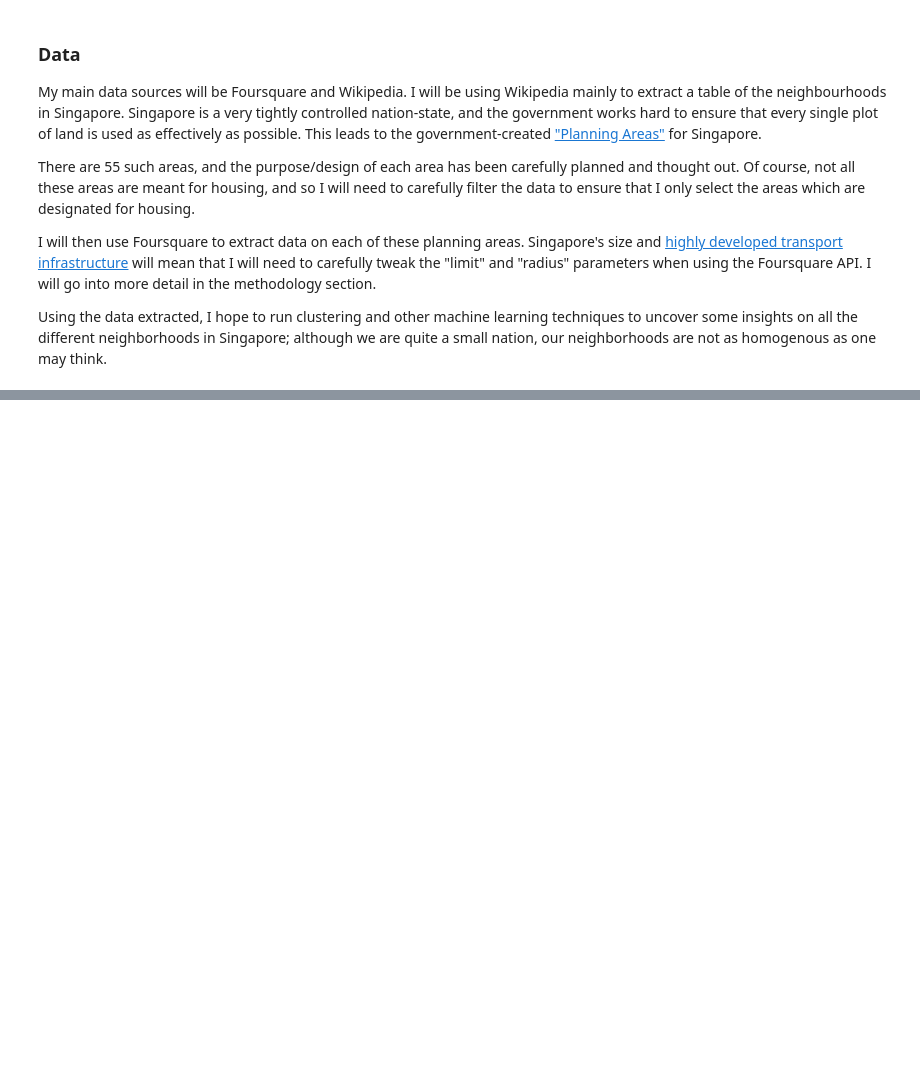
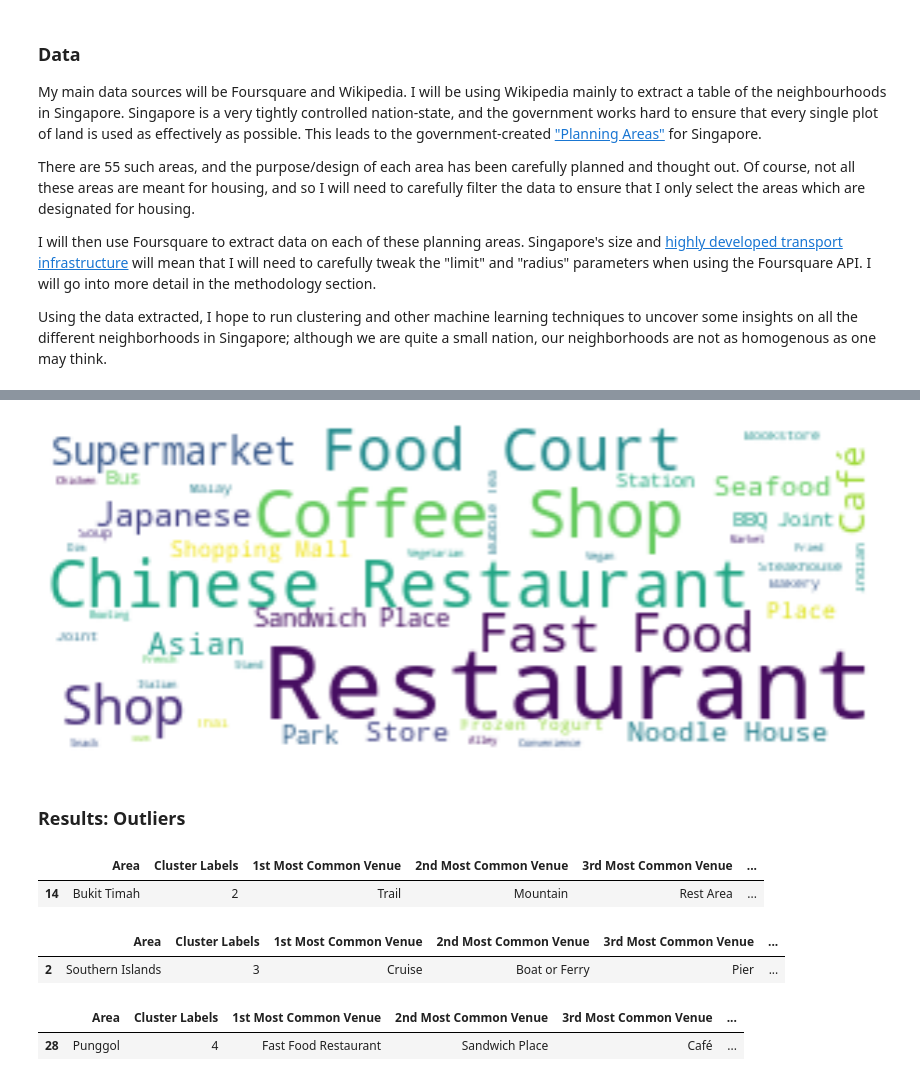
Before and after one commit to zainichia/Data-Science-Capstone, a Jupyter notebook: Capstone-Project-Singapore-Neighborhoods.ipynb, the cells around one changed output, grey strips where cells are left out. Cells and saved outputs as stored; diff of their text form; code cells hidden in the pictures; blank space fills up the shorter version.

```diff
--- a/Capstone-Project-Singapore-Neighborhoods.ipynb
+++ b/Capstone-Project-Singapore-Neighborhoods.ipynb
@@ -28,0 +596,6 @@ Using the data extracted, I hope to run clustering and other machine learning te
+# %%
+def return_most_common_venues(row, num_top_venues):
+    row_categories = row.iloc[1:]
+    row_categories_sorted = row_categories.sort_values(ascending=False)
+
+    return row_categories_sorted.index.values[0:num_top_venues]
@@ -28,0 +789,38 @@ Using the data extracted, I hope to run clustering and other machine learning te
+# %%
+#wordcloud to visualise venues in the hearland area
+
+cluster1 = []
+
+for index, row in SG_merged.iterrows():
+    if row[7] == 1:
+        for i in range(8, 18):
+            cluster1.append(str(row[i]))
+
+text1 = ', '.join(cluster1)
+
+wordcloud = WordCloud(width = 300, height = 120, background_color="white").generate(text1)
+
+# Display the generated image:
+plt.figure(figsize = (15, 8))
+plt.imshow(wordcloud, interpolation="bilinear")
+plt.axis("off")
+plt.show()
+# %% [output]
+[figure, added]
+# %% [markdown]
+### Results: Outliers
+# %%
+SG_merged.loc[SG_merged['Cluster Labels'] == 2, SG_merged.columns[[0] + list(range(7, SG_merged.shape[1]))]]
+# %% [output]
+|  | Area | Cluster Labels | 1st Most Common Venue | 2nd Most Common Venue | 3rd Most Common Venue | ... |
+| 14 | Bukit Timah | 2 | Trail | Mountain | Rest Area | ... |
+# %%
+SG_merged.loc[SG_merged['Cluster Labels'] == 3, SG_merged.columns[[0] + list(range(7, SG_merged.shape[1]))]]
+# %% [output]
+|  | Area | Cluster Labels | 1st Most Common Venue | 2nd Most Common Venue | 3rd Most Common Venue | ... |
+| 2 | Southern Islands | 3 | Cruise | Boat or Ferry | Pier | ... |
+# %%
+SG_merged.loc[SG_merged['Cluster Labels'] == 4, SG_merged.columns[[0] + list(range(7, SG_merged.shape[1]))]]
+# %% [output]
+|  | Area | Cluster Labels | 1st Most Common Venue | 2nd Most Common Venue | 3rd Most Common Venue | ... |
+| 28 | Punggol | 4 | Fast Food Restaurant | Sandwich Place | Café | ... |
```
Also changed, not shown: parts of 63 cells of this notebook.
